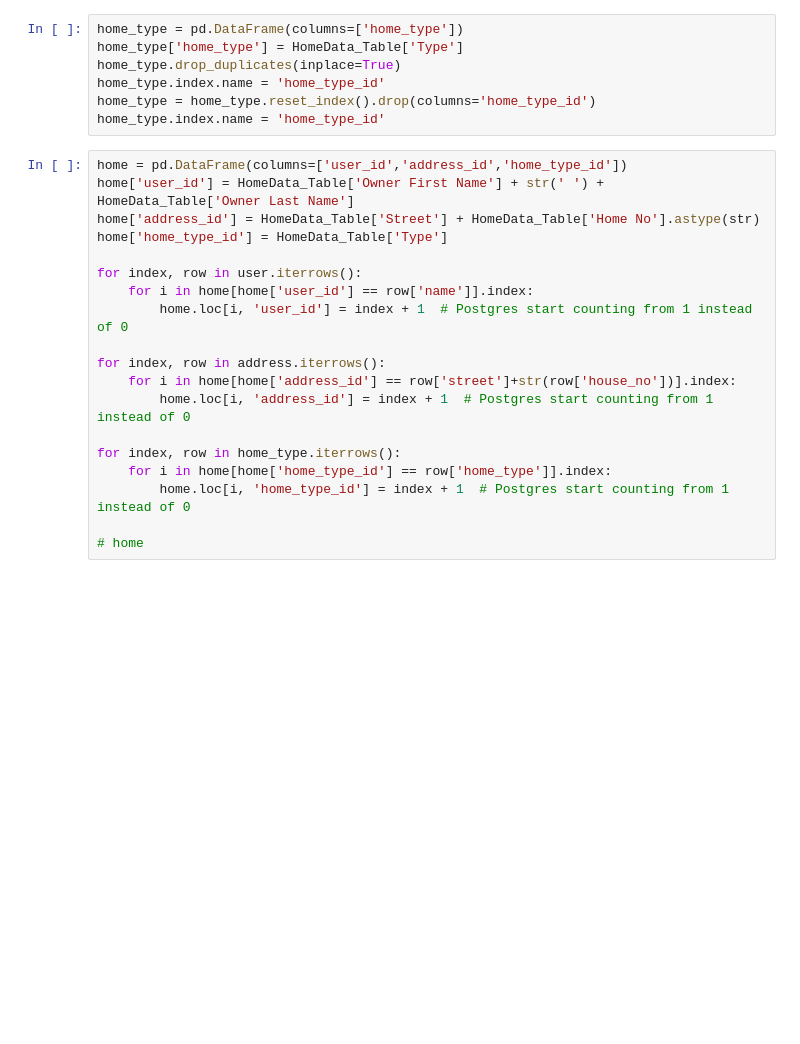
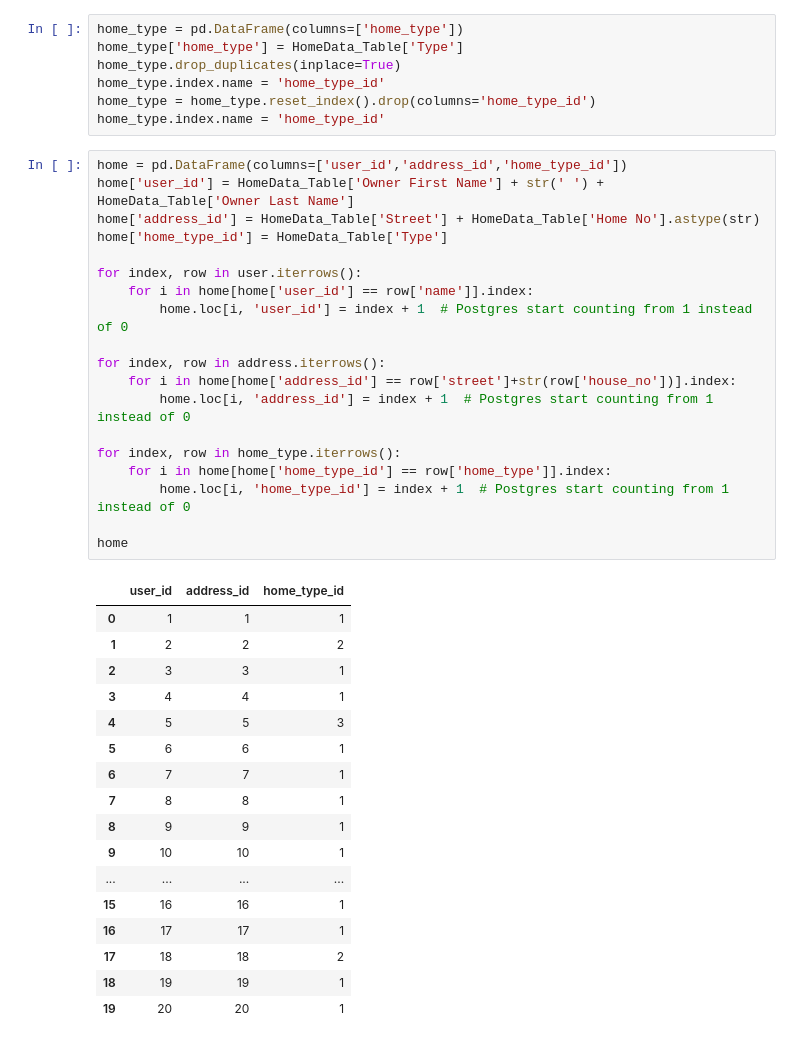
Before and after one commit to wkula/ADB_project, a Jupyter notebook: Data_insert.ipynb, the cells around one changed output. Drawn from its saved outputs; the diff is of its cells as text; blank space fills up the shorter version.

```diff
--- a/Data_insert.ipynb
+++ b/Data_insert.ipynb
@@ -444,22 +492,40 @@ home_type.index.name = 'home_type_id'
 # %%
 home = pd.DataFrame(columns=['user_id','address_id','home_type_id'])
 home['user_id'] = HomeData_Table['Owner First Name'] + str(' ') + HomeData_Table['Owner Last Name']
 home['address_id'] = HomeData_Table['Street'] + HomeData_Table['Home No'].astype(str)
 home['home_type_id'] = HomeData_Table['Type']
 
 for index, row in user.iterrows():
     for i in home[home['user_id'] == row['name']].index:
         home.loc[i, 'user_id'] = index + 1  # Postgres start counting from 1 instead of 0
 
 for index, row in address.iterrows():
     for i in home[home['address_id'] == row['street']+str(row['house_no'])].index:
         home.loc[i, 'address_id'] = index + 1  # Postgres start counting from 1 instead of 0
 
 for index, row in home_type.iterrows():
     for i in home[home['home_type_id'] == row['home_type']].index:
         home.loc[i, 'home_type_id'] = index + 1  # Postgres start counting from 1 instead of 0
 
-# home
+home
+# %% [output]
+|  | user_id | address_id | home_type_id |
+| 0 | 1 | 1 | 1 |
+| 1 | 2 | 2 | 2 |
+| 2 | 3 | 3 | 1 |
+| 3 | 4 | 4 | 1 |
+| 4 | 5 | 5 | 3 |
+| 5 | 6 | 6 | 1 |
+| 6 | 7 | 7 | 1 |
+| 7 | 8 | 8 | 1 |
+| 8 | 9 | 9 | 1 |
+| 9 | 10 | 10 | 1 |
+| ... | ... | ... | ... |
+| 15 | 16 | 16 | 1 |
+| 16 | 17 | 17 | 1 |
+| 17 | 18 | 18 | 2 |
+| 18 | 19 | 19 | 1 |
+| 19 | 20 | 20 | 1 |
 # %%
 meter_sensor = pd.DataFrame(columns=['device_id', 'home_id', 'startup_date'])
 power_data = pd.DataFrame(columns=['meter_sensor_id', 'timestamp', 'power_usage'])
```
Also changed, not shown: parts of 23 cells of this notebook.
